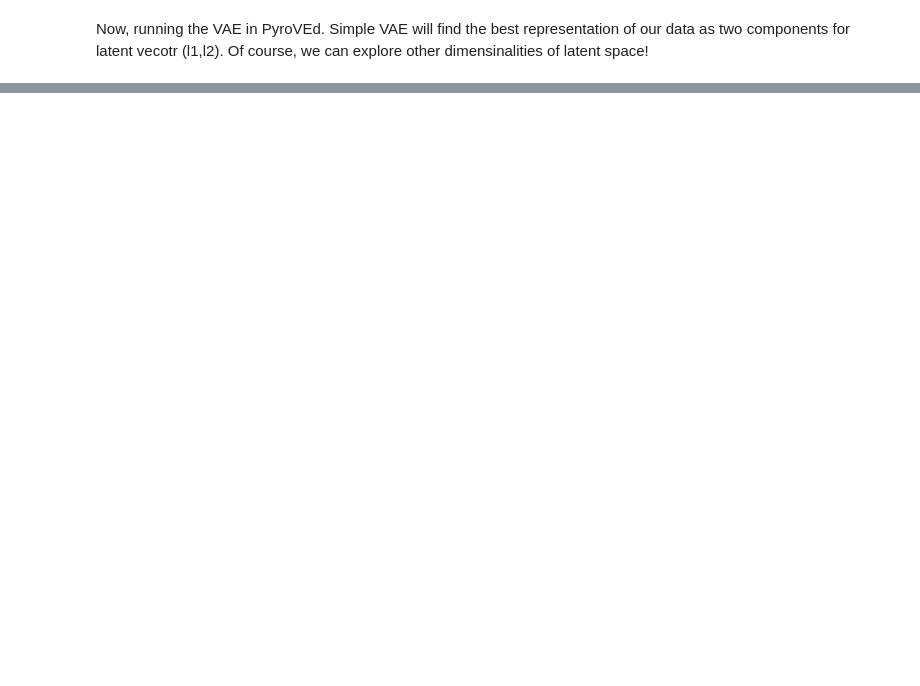
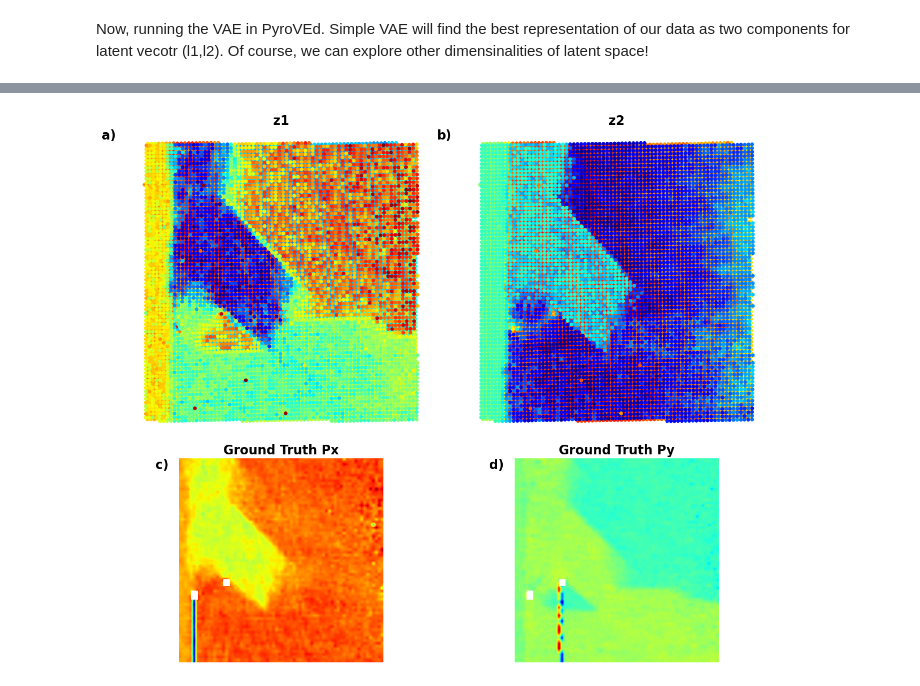
Before and after one commit to msa-em/variational-autoencoders, a Jupyter notebook: notebooks/VAE_notebook.ipynb, the cells around one changed output, grey strips where cells are left out. Cells and saved outputs as stored; diff of their text form; code cells hidden in the pictures; blank space fills up the shorter version.

```diff
--- a/notebooks/VAE_notebook.ipynb
+++ b/notebooks/VAE_notebook.ipynb
@@ -56,0 +73,3 @@ import ipywidgets
+# %%
+image = selected_images[0]
+img = norm2d(image)
@@ -79,0 +287,40 @@ for e in range(10):
+# %%
+Px = ground_truth_px[0]
+Py = ground_truth_py[0]
+
+def plot_all_variables(z1, z2, Px, Py, coms_target):
+    fig, axes = plt.subplots(2, 2, figsize=(12, 10), gridspec_kw={'height_ratios': [1.5, 1]})
+
+    # Plot z1
+    sc1 = axes[0, 0].scatter(coms_target[:, 1], coms_target[:, 0], c=z1, s=14, cmap='jet', marker="o")
+    axes[0, 0].set_title("z1", fontsize=16, fontweight="bold")
+    axes[0, 0].text(-0.05, 1, 'a)', transform=axes[0, 0].transAxes, fontsize=16, fontweight='bold', va='top', ha='right')
+    axes[0, 0].axis("off")
+
+    # Plot z2
+    sc2 = axes[0, 1].scatter(coms_target[:, 1], coms_target[:, 0], c=z2, s=14, cmap='jet', marker="o")
+    axes[0, 1].set_title("z2", fontsize=16, fontweight="bold")
+    axes[0, 1].text(-0.05, 1, 'b)', transform=axes[0, 1].transAxes, fontsize=16, fontweight='bold', va='top', ha='right')
+    axes[0, 1].axis("off")
+
+    # Plot Px
+    im1 = axes[1, 0].imshow(Px, cmap='jet', origin='lower')
+    axes[1, 0].set_title("Ground Truth Px", fontsize=16, fontweight="bold")
+    axes[1, 0].text(-0.05, 1, 'c)', transform=axes[1, 0].transAxes, fontsize=16, fontweight='bold', va='top', ha='right')
+    axes[1, 0].axis("off")
+
+    # Plot Py
+    im2 = axes[1, 1].imshow(Py, cmap='jet', origin='lower')
+    axes[1, 1].set_title("Ground Truth Py", fontsize=16, fontweight="bold")
+    axes[1, 1].text(-0.05, 1, 'd)', transform=axes[1, 1].transAxes, fontsize=16, fontweight='bold', va='top', ha='right')
+    axes[1, 1].axis("off")
+
+    plt.tight_layout()
+    plt.show()
+# %%
+#| label: app:Latent_maps_2
+# Latent_maps_2
+
+plot_all_variables(z1, z2, Px, Py, coms_target)
+# %% [output]
+[figure, added]
```
Also changed, not shown: parts of 17 cells of this notebook, 6 other files.
